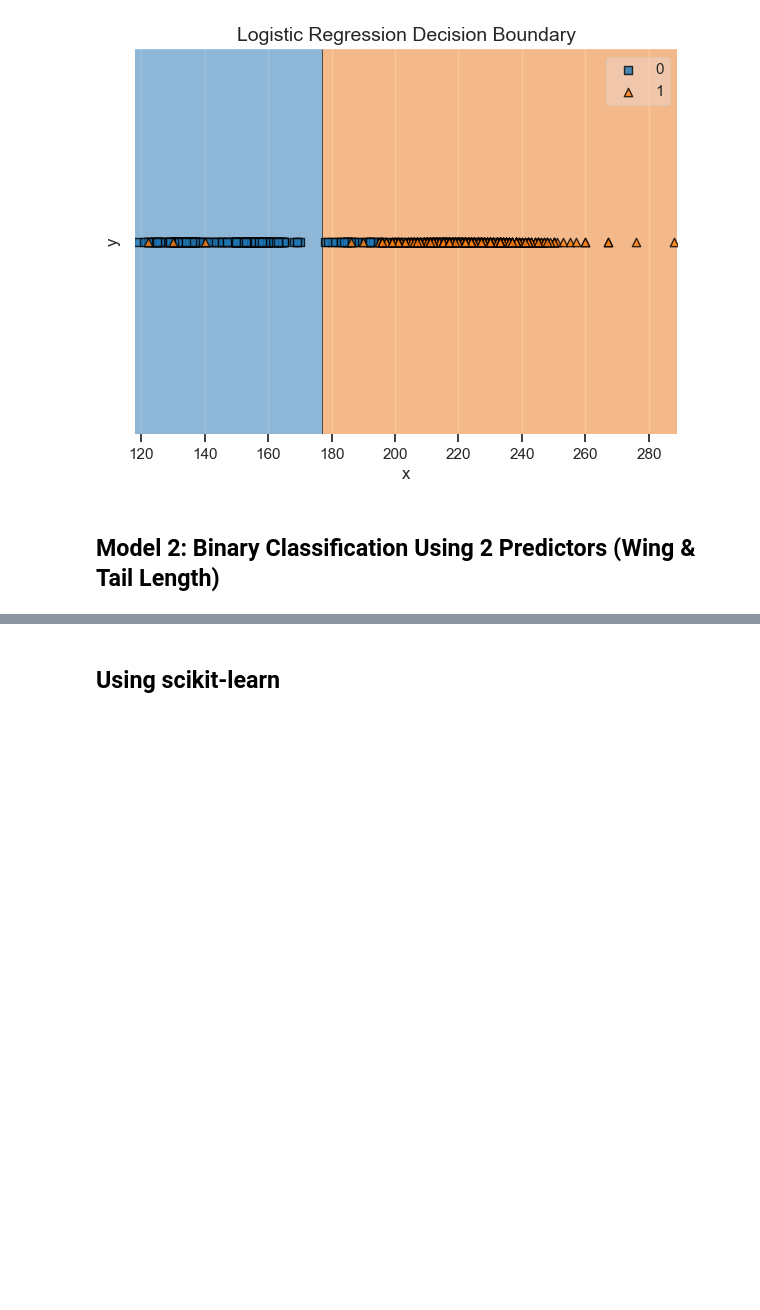
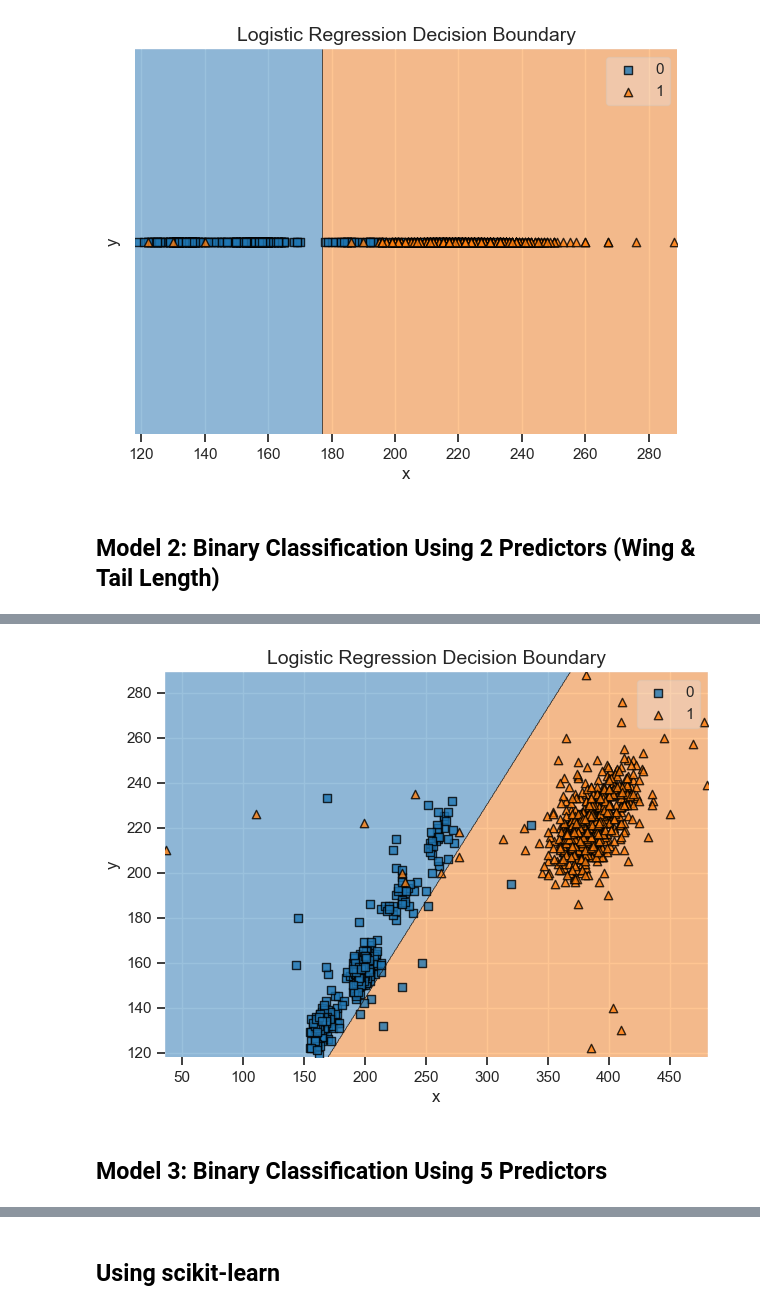
Before and after one commit to kary5678/INDE-577, a Jupyter notebook: supervised-learning/logistic_regression/logistic_regression.ipynb, the cells around one changed output, grey strips where cells are left out. Saved outputs shown, nothing was run; the diff lists cells and outputs as text; code cells hidden in the pictures; blank space fills up the shorter version.

```diff
--- a/supervised-learning/logistic_regression/logistic_regression.ipynb
+++ b/supervised-learning/logistic_regression/logistic_regression.ipynb
@@ -300,0 +338,6 @@ lr_model.plot_decision_boundary(X, y)
+# %%
+lr_model2.plot_decision_boundary(X2, y)
+# %% [output]
+[figure, added]
+# %% [markdown]
+## Model 3: Binary Classification Using 5 Predictors
```
Also changed, not shown: parts of 26 cells of this notebook.
